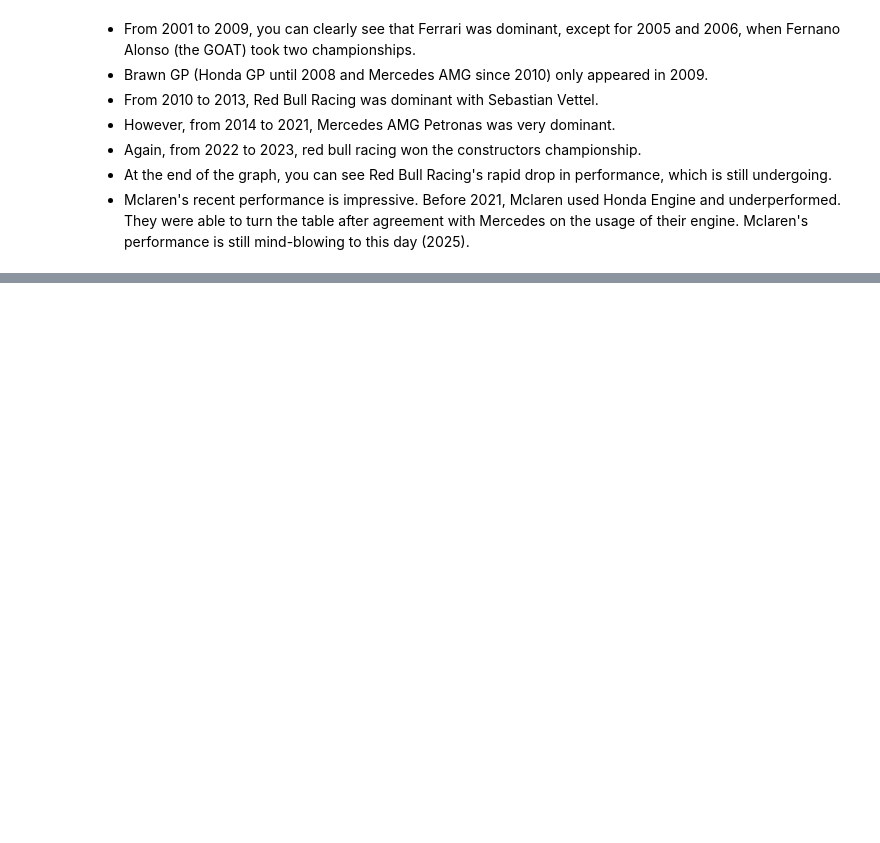
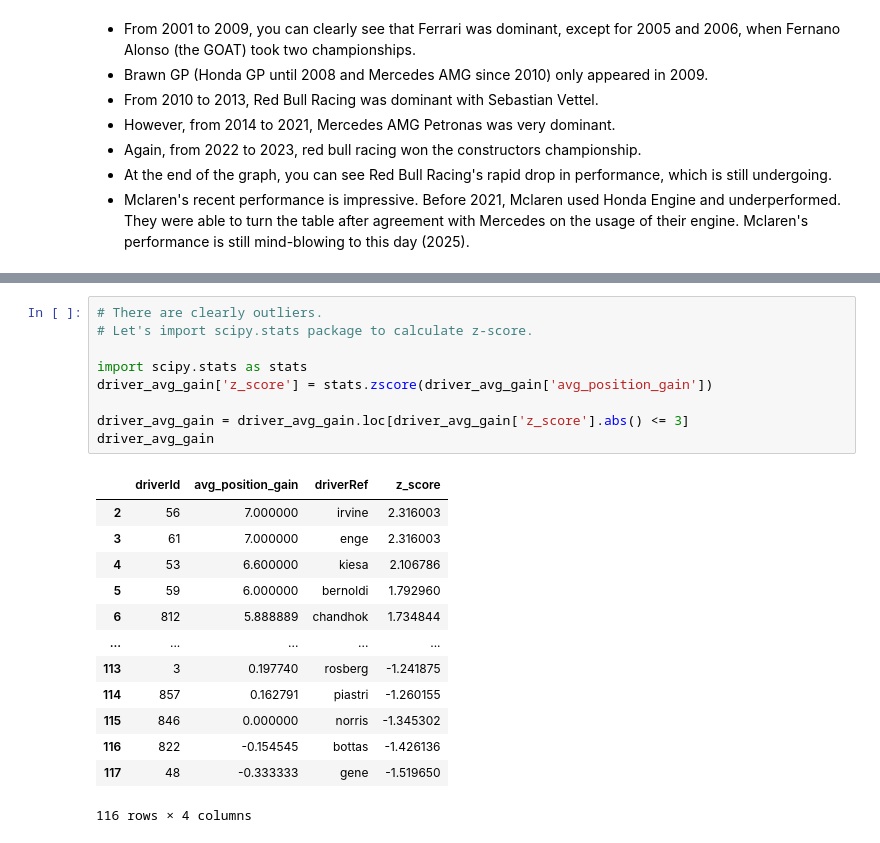
Before and after one commit to otola03/Kaggle_Studies, a Jupyter notebook: f1_analysis/f1_data_stat_project.ipynb, the cells around one changed output, grey strips where cells are left out. Saved outputs shown, nothing was run; the diff lists cells and outputs as text; blank space fills up the shorter version.

```diff
--- a/f1_analysis/f1_data_stat_project.ipynb
+++ b/f1_analysis/f1_data_stat_project.ipynb
@@ -156,0 +234,23 @@ ValueError: too many values to unpack (expected 2)
+# %%
+# There are clearly outliers.
+# Let's import scipy.stats package to calculate z-score.
+
+import scipy.stats as stats
+driver_avg_gain['z_score'] = stats.zscore(driver_avg_gain['avg_position_gain'])
+
+driver_avg_gain = driver_avg_gain.loc[driver_avg_gain['z_score'].abs() <= 3]
+driver_avg_gain
+# %% [output]
+|  | driverId | avg_position_gain | driverRef | z_score |
+| 2 | 56 | 7.000000 | irvine | 2.316003 |
+| 3 | 61 | 7.000000 | enge | 2.316003 |
+| 4 | 53 | 6.600000 | kiesa | 2.106786 |
+| 5 | 59 | 6.000000 | bernoldi | 1.792960 |
+| 6 | 812 | 5.888889 | chandhok | 1.734844 |
+| ... | ... | ... | ... | ... |
+| 113 | 3 | 0.197740 | rosberg | -1.241875 |
+| 114 | 857 | 0.162791 | piastri | -1.260155 |
+| 115 | 846 | 0.000000 | norris | -1.345302 |
+| 116 | 822 | -0.154545 | bottas | -1.426136 |
+| 117 | 48 | -0.333333 | gene | -1.519650 |
+116 rows × 4 columns
```
Also changed, not shown: parts of 17 cells of this notebook.
